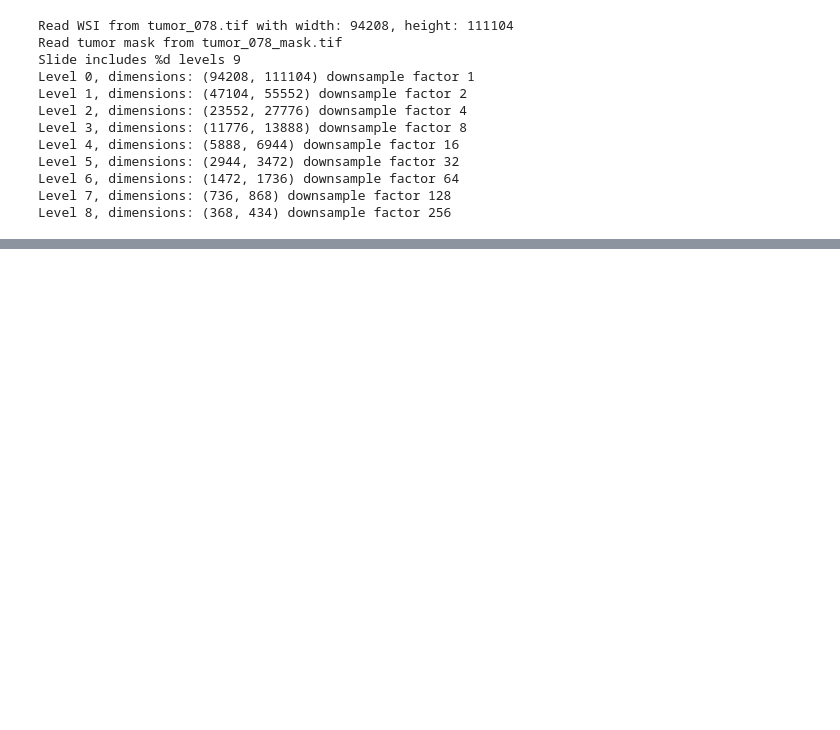
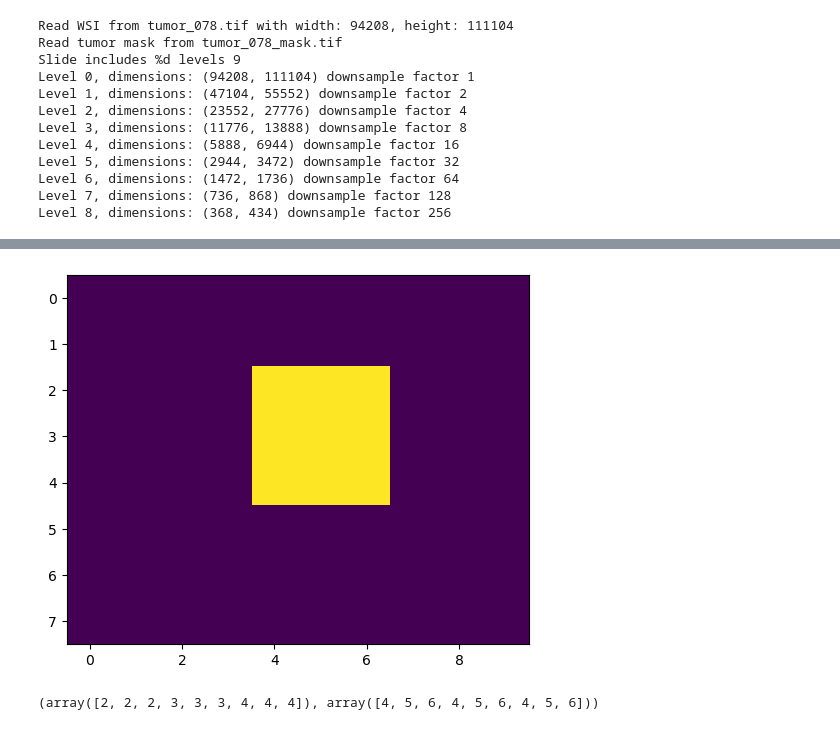
Before and after one commit to irmadong/Cancer_Detection_Gigapixel_Images, a Jupyter notebook: colab_model_training.ipynb, the cells around one changed output, grey strips where cells are left out. Saved outputs shown, nothing was run; the diff lists cells and outputs as text; code cells hidden in the pictures; blank space fills up the shorter version.

```diff
--- a/colab_model_training.ipynb
+++ b/colab_model_training.ipynb
@@ -373,0 +442,2 @@ slide_windows_generated, slide_windows_coord, level0_coord  = generate_raw_patch
+# %%
+test =  np.zeros([8, 10])
@@ -373,0 +455,2 @@ slide_windows_generated, slide_windows_coord, level0_coord  = generate_raw_patch
+# %%
+fill_1 = np.ones([3, 3])
@@ -373,0 +463,3 @@ slide_windows_generated, slide_windows_coord, level0_coord  = generate_raw_patch
+# %%
+test[2:2+len(fill_1), 4:4+len(fill_1)] = fill_1
+print(test)
@@ -373,0 +475,12 @@ slide_windows_generated, slide_windows_coord, level0_coord  = generate_raw_patch
+# %%
+%matplotlib inline
+from matplotlib import pyplot as plt
+plt.imshow(test, interpolation='nearest')
+plt.show()
+# %% [output]
+[figure, added]
+# %%
+result = where(test == 1)
+print(result)
+# %% [output]
+(array([2, 2, 2, 3, 3, 3, 4, 4, 4]), array([4, 5, 6, 4, 5, 6, 4, 5, 6]))
```
Also changed, not shown: parts of 41 cells of this notebook, 1 other file.
